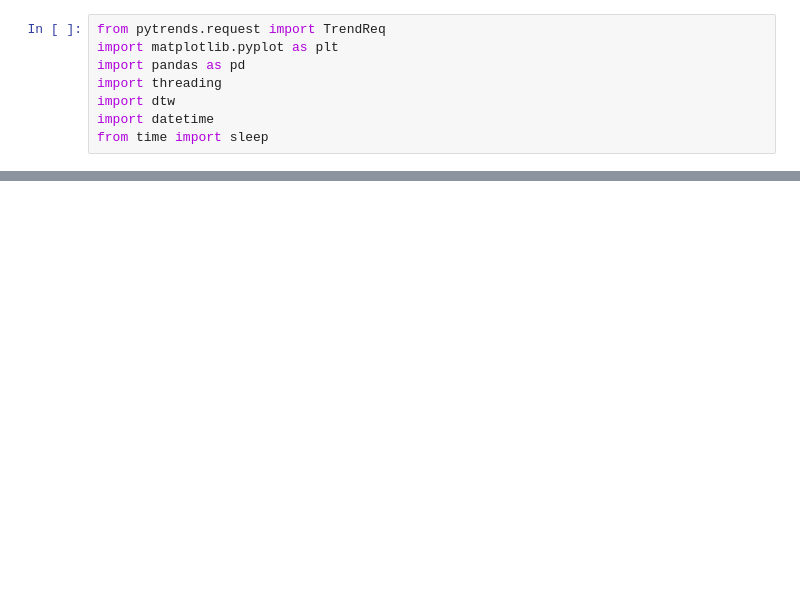
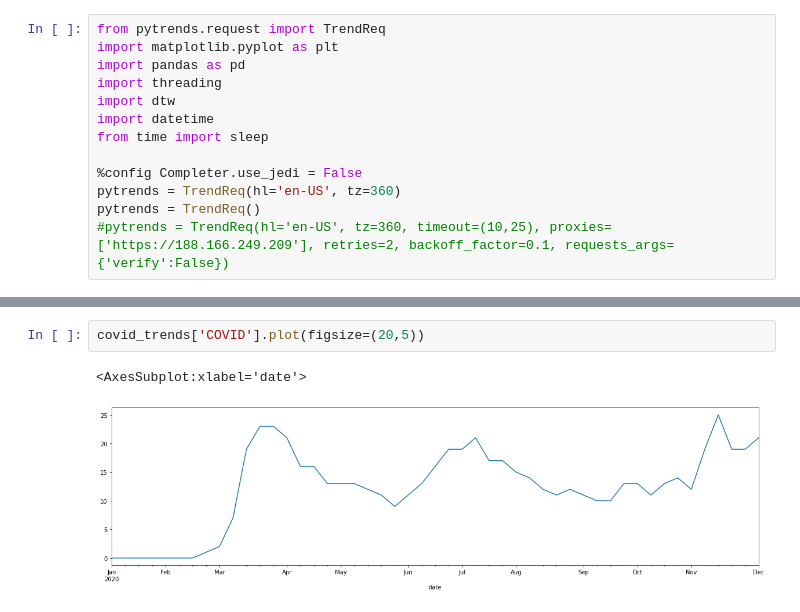
Before and after one commit to mopkoff/disease-trends, a Jupyter notebook: Untitled.ipynb, the cells around one changed output, grey strips where cells are left out. Cells and saved outputs as stored; diff of their text form; blank space fills up the shorter version.

```diff
--- a/Untitled.ipynb
+++ b/Untitled.ipynb
@@ -6,3 +6,8 @@ import threading
 import dtw
 import datetime
 from time import sleep
+
+%config Completer.use_jedi = False
+pytrends = TrendReq(hl='en-US', tz=360)
+pytrends = TrendReq()
+#pytrends = TrendReq(hl='en-US', tz=360, timeout=(10,25), proxies=['https://188.166.249.209'], retries=2, backoff_factor=0.1, requests_args={'verify':False})
@@ -411,0 +152,5 @@ sorted_coeffs = before.transpose().rename(columns={"Cough": "Rash on skin", "Inf
+# %%
+covid_trends['COVID'].plot(figsize=(20,5))
+# %% [output]
+<AxesSubplot:xlabel='date'>
+[figure, added]
```
Also changed, not shown: parts of 58 cells of this notebook, 4 other files.
